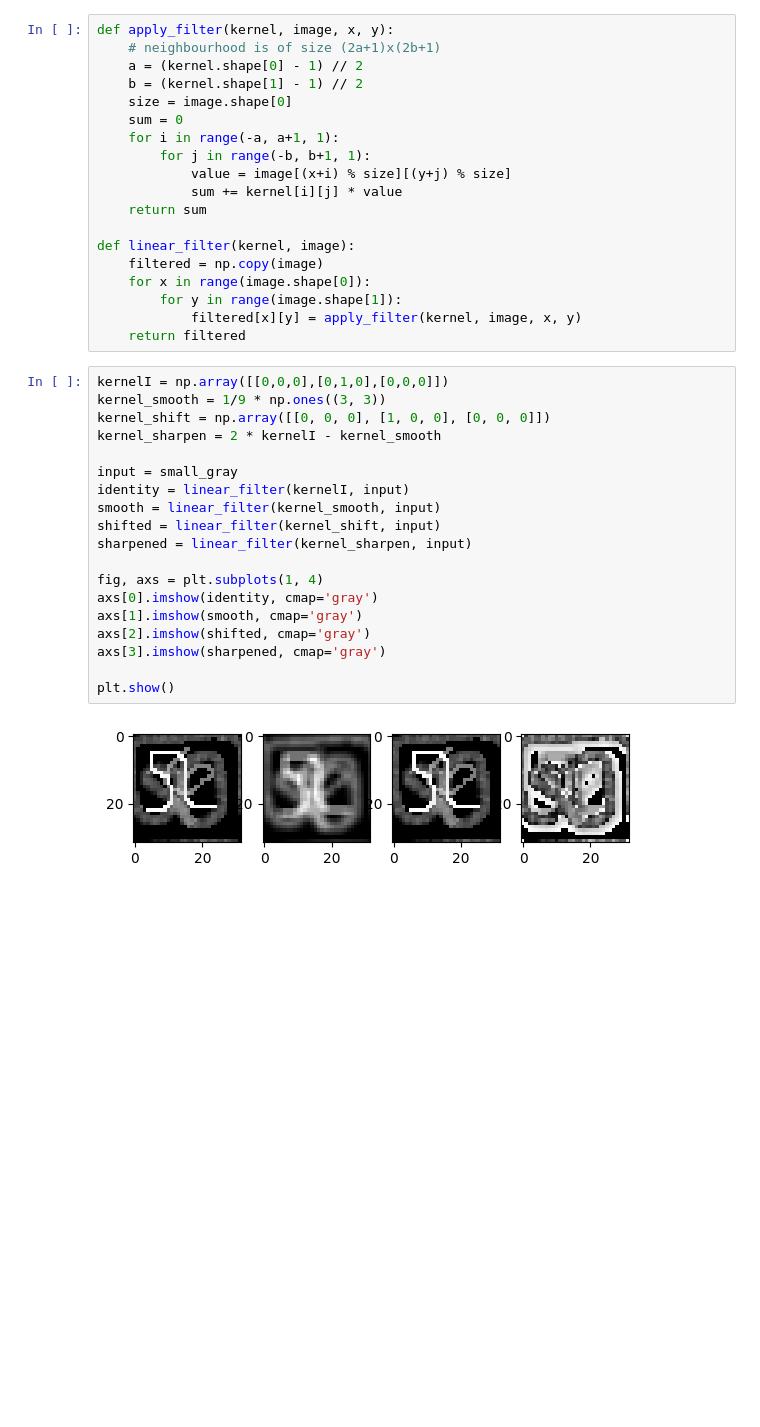
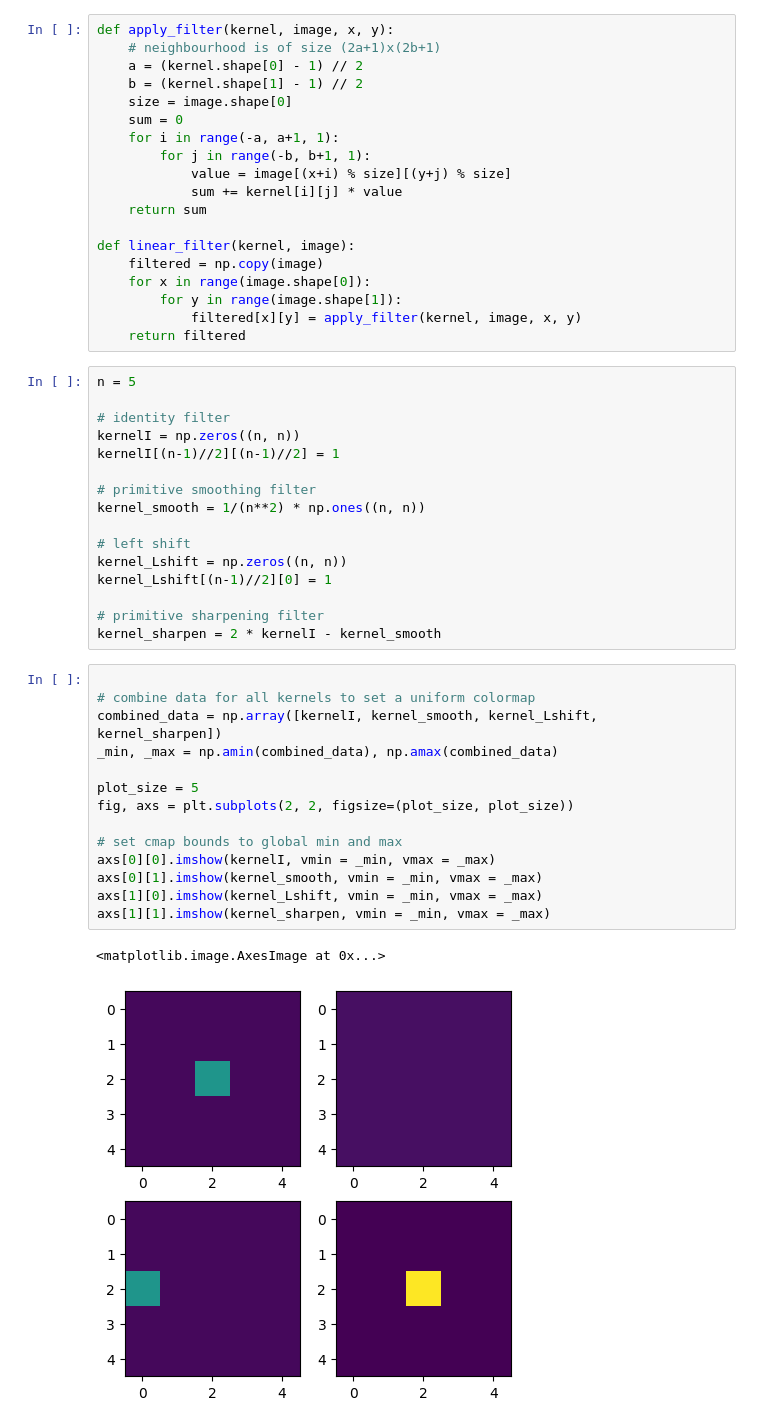
Before and after one commit to JuliuszSyrewicz/fourier, a Jupyter notebook: filters.ipynb, the cells around one changed output. Cells and saved outputs as stored; diff of their text form; blank space fills up the shorter version.

Commit message:
Improved plotting of filter kernels

```diff
--- a/filters.ipynb
+++ b/filters.ipynb
@@ -62,24 +62,36 @@ def linear_filter(kernel, image):
         for y in range(image.shape[1]):
             filtered[x][y] = apply_filter(kernel, image, x, y)
     return filtered
-# %%
-kernelI = np.array([[0,0,0],[0,1,0],[0,0,0]])
-kernel_smooth = 1/9 * np.ones((3, 3))
-kernel_shift = np.array([[0, 0, 0], [1, 0, 0], [0, 0, 0]])
-kernel_sharpen = 2 * kernelI - kernel_smooth
-
-input = small_gray
-identity = linear_filter(kernelI, input)
-smooth = linear_filter(kernel_smooth, input)
-shifted = linear_filter(kernel_shift, input)
-sharpened = linear_filter(kernel_sharpen, input)
-
-fig, axs = plt.subplots(1, 4)
-axs[0].imshow(identity, cmap='gray')
-axs[1].imshow(smooth, cmap='gray')
-axs[2].imshow(shifted, cmap='gray')
-axs[3].imshow(sharpened, cmap='gray')
-
-plt.show()
-# %% [output]
-[figure, removed]
+# %%
+n = 5
+
+# identity filter
+kernelI = np.zeros((n, n))
+kernelI[(n-1)//2][(n-1)//2] = 1
+
+# primitive smoothing filter
+kernel_smooth = 1/(n**2) * np.ones((n, n))
+
+# left shift
+kernel_Lshift = np.zeros((n, n))
+kernel_Lshift[(n-1)//2][0] = 1
+
+# primitive sharpening filter
+kernel_sharpen = 2 * kernelI - kernel_smooth
+# %%
+
+# combine data for all kernels to set a uniform colormap
+combined_data = np.array([kernelI, kernel_smooth, kernel_Lshift, kernel_sharpen])
+_min, _max = np.amin(combined_data), np.amax(combined_data)
+
+plot_size = 5
+fig, axs = plt.subplots(2, 2, figsize=(plot_size, plot_size))
+
+# set cmap bounds to global min and max
+axs[0][0].imshow(kernelI, vmin = _min, vmax = _max)
+axs[0][1].imshow(kernel_smooth, vmin = _min, vmax = _max)
+axs[1][0].imshow(kernel_Lshift, vmin = _min, vmax = _max)
+axs[1][1].imshow(kernel_sharpen, vmin = _min, vmax = _max)
+# %% [output]
+<matplotlib.image.AxesImage at 0x...>
+[figure, added]
```
Also changed, not shown: parts of 3 cells of this notebook.
